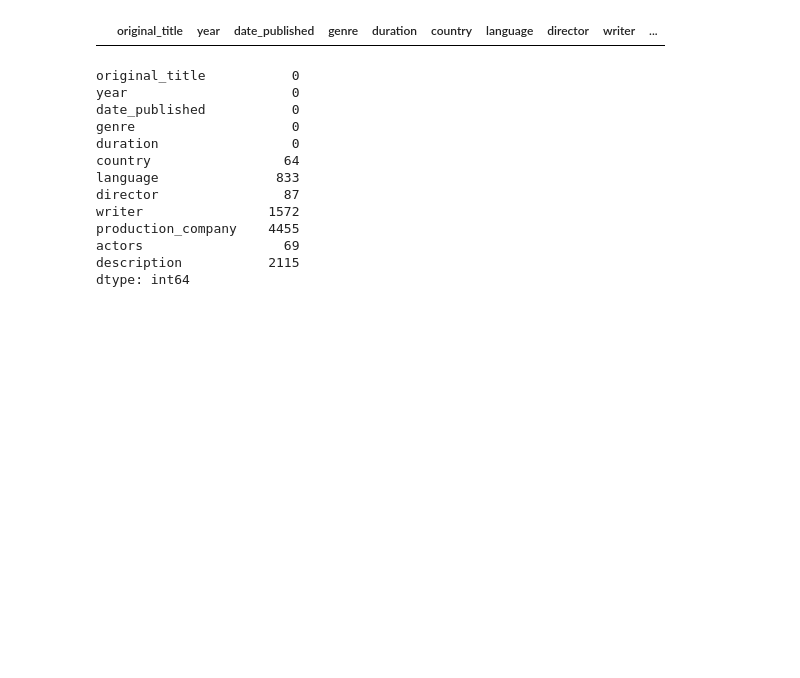
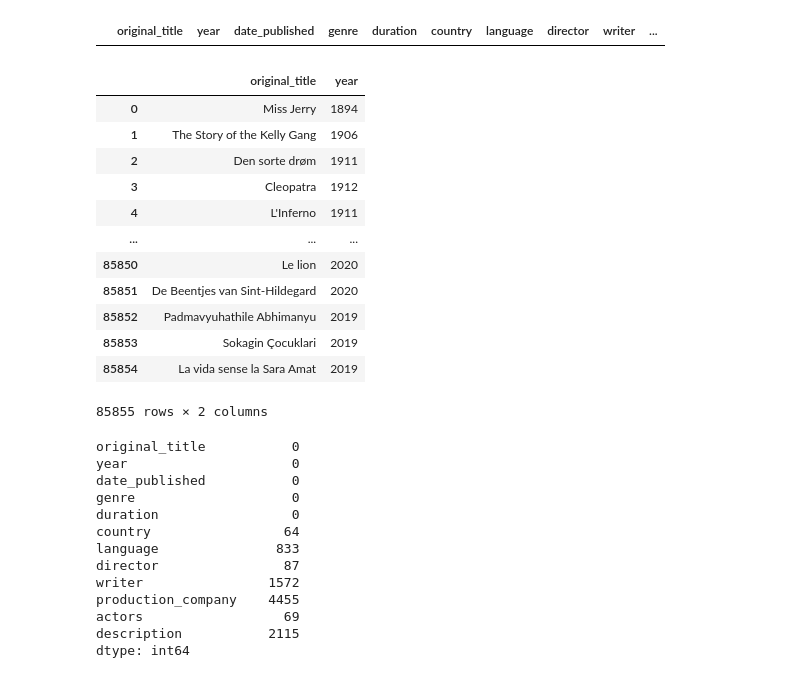
Before and after one commit to llubna/Movies-, a Jupyter notebook: web_scraping.ipynb, the cells around one changed output. Cells and saved outputs as stored; diff of their text form; code cells hidden in the pictures; blank space fills up the shorter version.

Commit message:
DataDone

```diff
--- a/web_scraping.ipynb
+++ b/web_scraping.ipynb
@@ -91,4 +91,4 @@ dtype: int64
 # %%
 Scraped_data["Title"] = Scraped_data.Title.str.strip().str.lower()
 # Scraped_data["Year"] = Scraped_data.Year.str.strip()
-# Scraped_data["Year"] = pd.to_datetime(Scraped_data["Year"])
+Scraped_data["Year"] = pd.to_datetime(Scraped_data["Year"])
@@ -148,6 +153,24 @@ NewDataSet
 NewDataSet[NewDataSet.duplicated(keep='last')]
 # %% [output]
 |  | original_title | year | date_published | genre | duration | country | language | director | writer | ... |
+# %%
+test= NewDataSet[['original_title','year']]
+test2=Scraped_data[['Title','Year']]
+test
+# %% [output]
+|  | original_title | year |
+| 0 | Miss Jerry | 1894 |
+| 1 | The Story of the Kelly Gang | 1906 |
+| 2 | Den sorte drøm | 1911 |
+| 3 | Cleopatra | 1912 |
+| 4 | L'Inferno | 1911 |
+| ... | ... | ... |
+| 85850 | Le lion | 2020 |
+| 85851 | De Beentjes van Sint-Hildegard | 2020 |
+| 85852 | Padmavyuhathile Abhimanyu | 2019 |
+| 85853 | Sokagin Çocuklari | 2019 |
+| 85854 | La vida sense la Sara Amat | 2019 |
+85855 rows × 2 columns
 # %%
 NewDataSet.isnull().sum()
 # %% [output]
```
Also changed, not shown: parts of 14 cells of this notebook.
